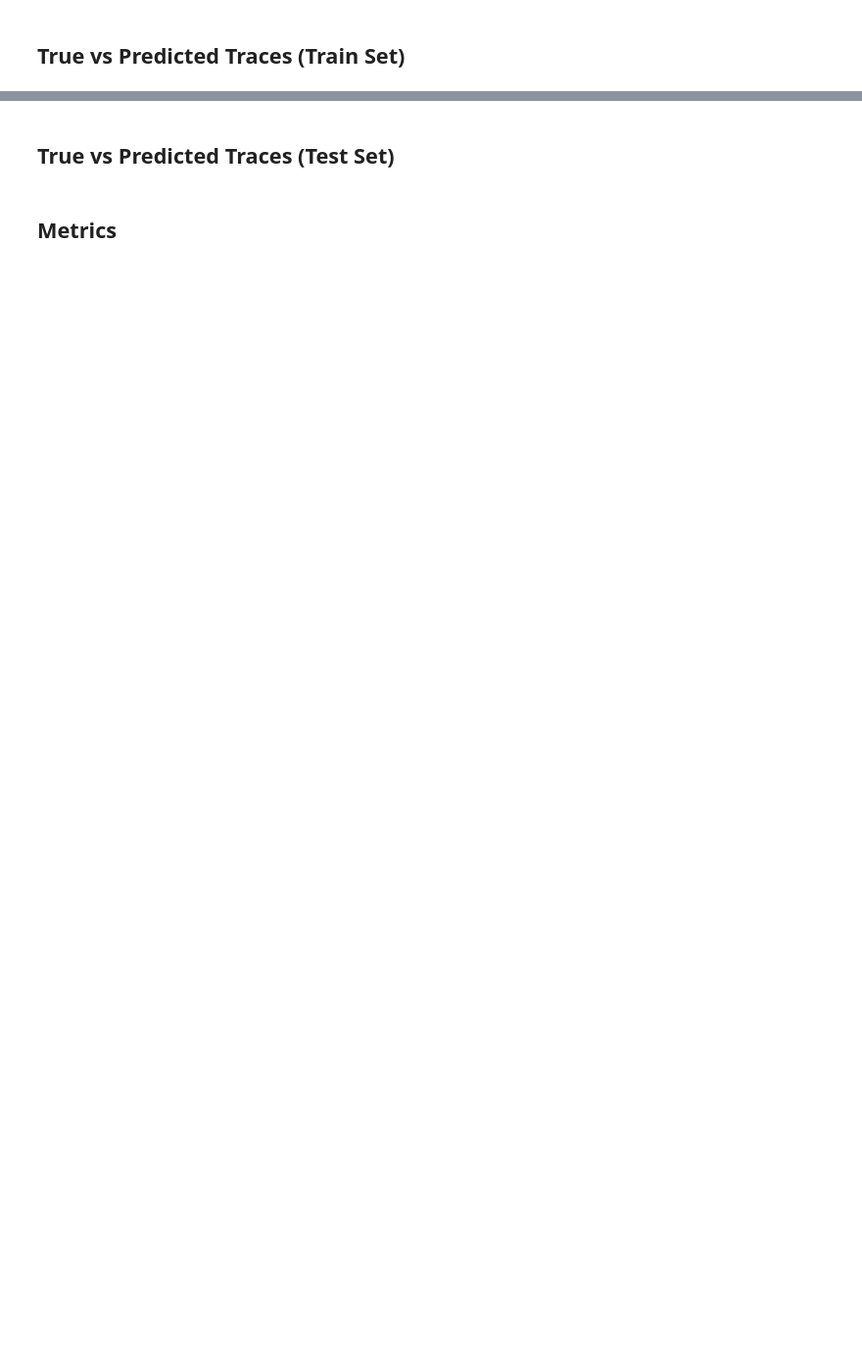
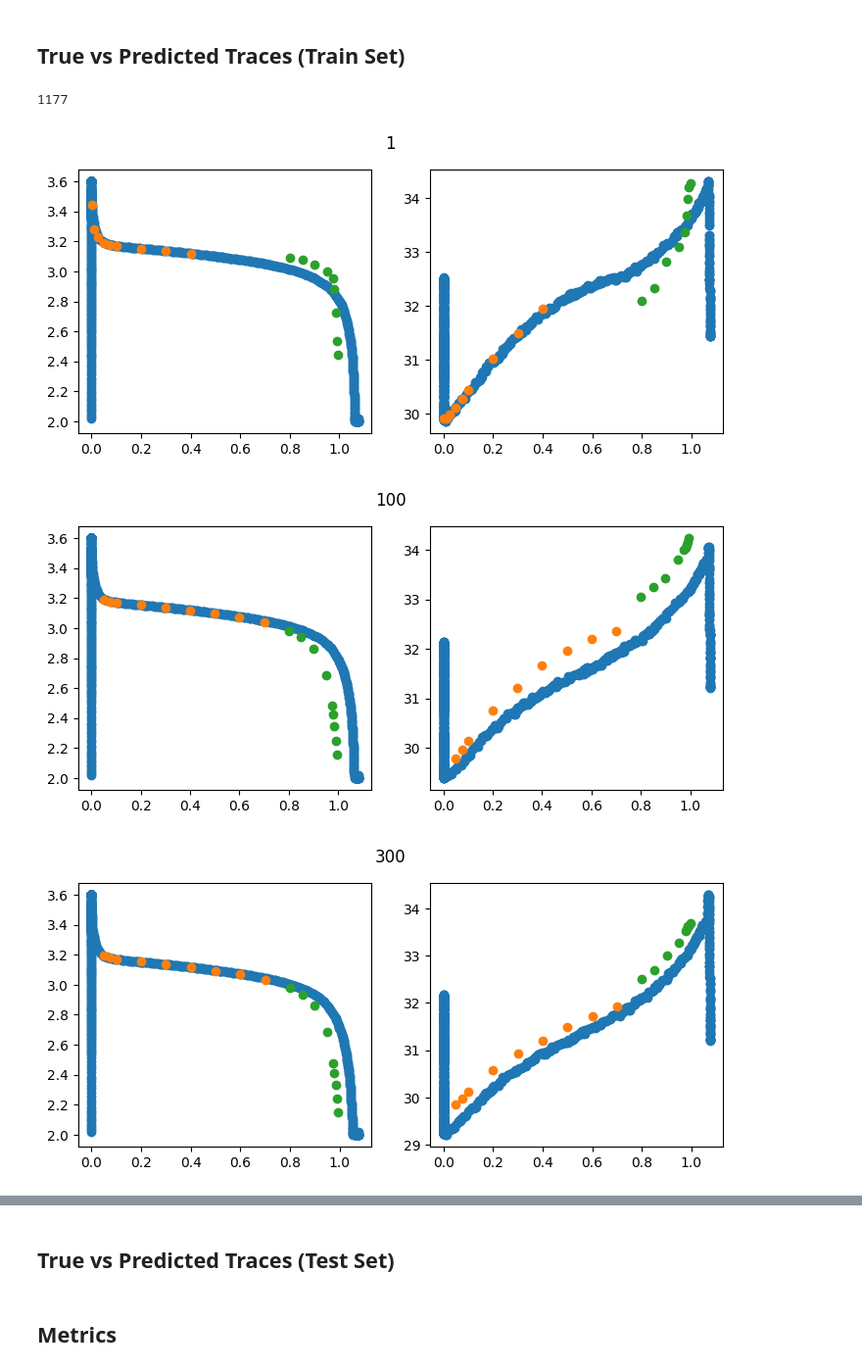
Before and after one commit to amalss18/10701-mvf-bto, a Jupyter notebook: src/mvf_bto/Model_training_autoregression.ipynb, the cells around one changed output, grey strips where cells are left out. Shown at 98% size. Drawn from its saved outputs; the diff is of its cells as text; code cells hidden in the pictures; blank space fills up the shorter version.

Commit message:
Plotting fixes, preprocessing revert to old

```diff
--- a/src/mvf_bto/Model_training_autoregression.ipynb
+++ b/src/mvf_bto/Model_training_autoregression.ipynb
@@ -216,32 +259,37 @@ for cycle_plot in cycle_plots:
     # print(datasets['original_train'].keys())
     full_data_V = datasets['original_train'].V
     full_data_Qd = datasets['original_train'].Qd
     full_data_T = datasets['original_train'].temp
 
     from constants import REFERENCE_DISCHARGE_CAPACITIES as Q_output
     # print(full_data)
     import matplotlib.pyplot as plt
     Q_input = input[0][:, 1]
     # print(full_data_Qd[:20000])
     idx = full_data_cycle_no == cycle_plot
     # print(idx)
     # print(full_data_cycle_no)
     fig, (ax1, ax2) = plt.subplots(1, 2)
     fig.set_size_inches(8.5, 3.5)
     fig.suptitle(str(cycle_plot))
 
     # print(Q_input, Q_output[9:12])
     ax1.scatter(full_data_Qd[idx], full_data_V[idx])
     ax1.scatter(Q_input, input[0][:,2]*(VOLTAGE_MAX - VOLTAGE_MIN) + VOLTAGE_MIN)
-    ax1.scatter(Q_output[9:18], output[0][:, 2]*(VOLTAGE_MAX - VOLTAGE_MIN) + VOLTAGE_MIN)
+    ax1.scatter(Q_output[12:21], output[0][:, 2]*(VOLTAGE_MAX - VOLTAGE_MIN) + VOLTAGE_MIN)
     # plt.scatter(Q_input[11:], output[0][:, 2]*(VOLTAGE_MAX - VOLTAGE_MIN) + VOLTAGE_MIN)
 
 
     # plt.figure()
     ax2.scatter(full_data_Qd[idx], full_data_T[idx])
     ax2.scatter(Q_input, input[0][:, 0]*(TEMPERATURE_MAX - TEMPERATURE_MIN) + TEMPERATURE_MIN)
-    ax2.scatter(Q_output[9:18], output[0][:, 0]*(TEMPERATURE_MAX - TEMPERATURE_MIN) + TEMPERATURE_MIN)
+    ax2.scatter(Q_output[12:21], output[0][:, 0]*(TEMPERATURE_MAX - TEMPERATURE_MIN) + TEMPERATURE_MIN)
     # plt.title(str(cycle_plot))
     # plt.show()
     # plt.clf()
     # plt.ylim(0, 50)
+# %% [output]
+1177
+[figure, added]
+[figure, added]
+[figure, added]
```
Also changed, not shown: parts of 16 cells of this notebook, 2 other files.
